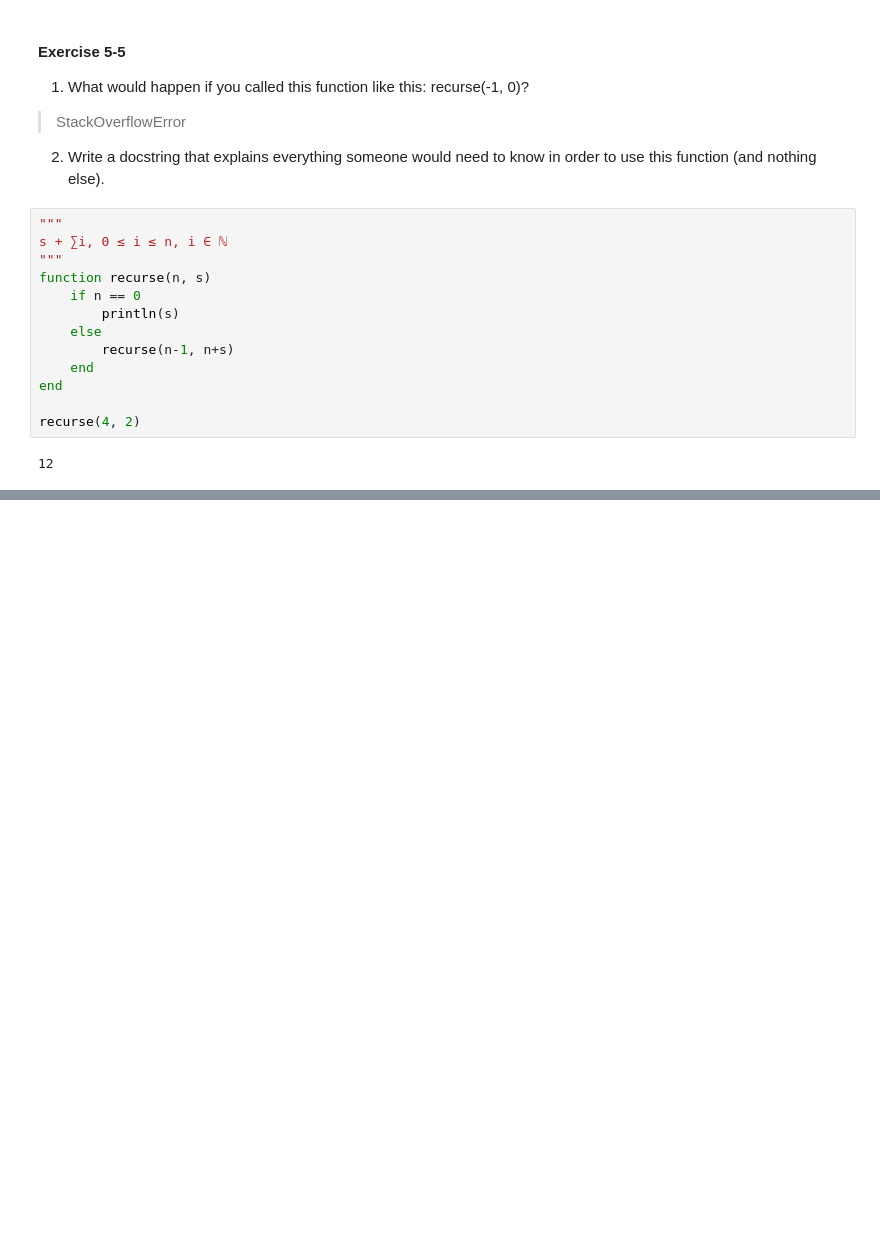
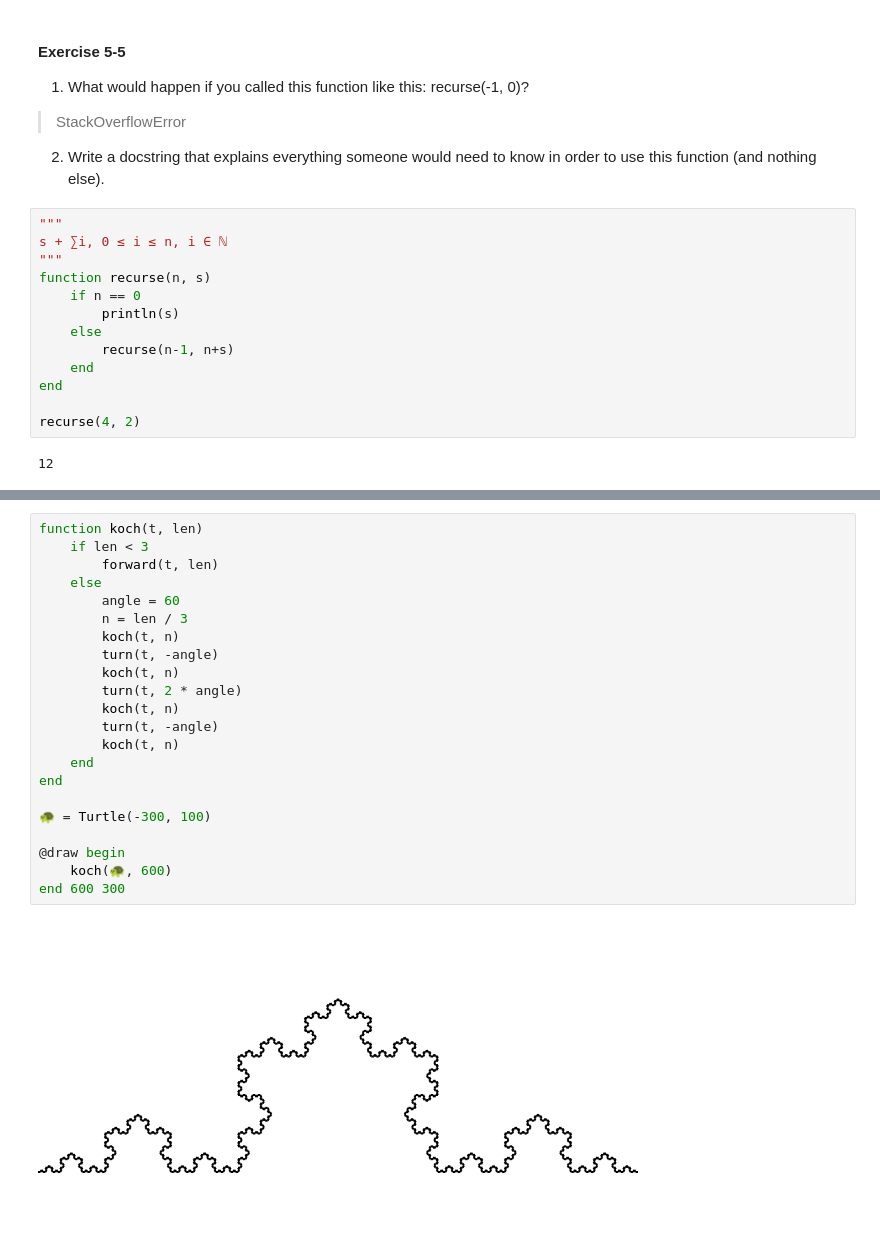
Before and after one commit to tudoanh/julia_code, a Jupyter notebook: Think Julia Exercises.ipynb, the cells around one changed output, grey strips where cells are left out. Drawn from its saved outputs; the diff is of its cells as text; blank space fills up the shorter version.

```diff
--- a/Think Julia Exercises.ipynb
+++ b/Think Julia Exercises.ipynb
@@ -415,0 +468,24 @@ recurse(4, 2)
+# %%
+function koch(t, len)
+    if len < 3
+        forward(t, len)
+    else
+        angle = 60
+        n = len / 3
+        koch(t, n)
+        turn(t, -angle)
+        koch(t, n)
+        turn(t, 2 * angle)
+        koch(t, n)
+        turn(t, -angle)
+        koch(t, n)
+    end
+end
+
+🐢 = Turtle(-300, 100)
+
+@draw begin
+    koch(🐢, 600)
+end 600 300
+# %% [output]
+[figure, added]
```
Also changed, not shown: parts of 4 cells of this notebook.
